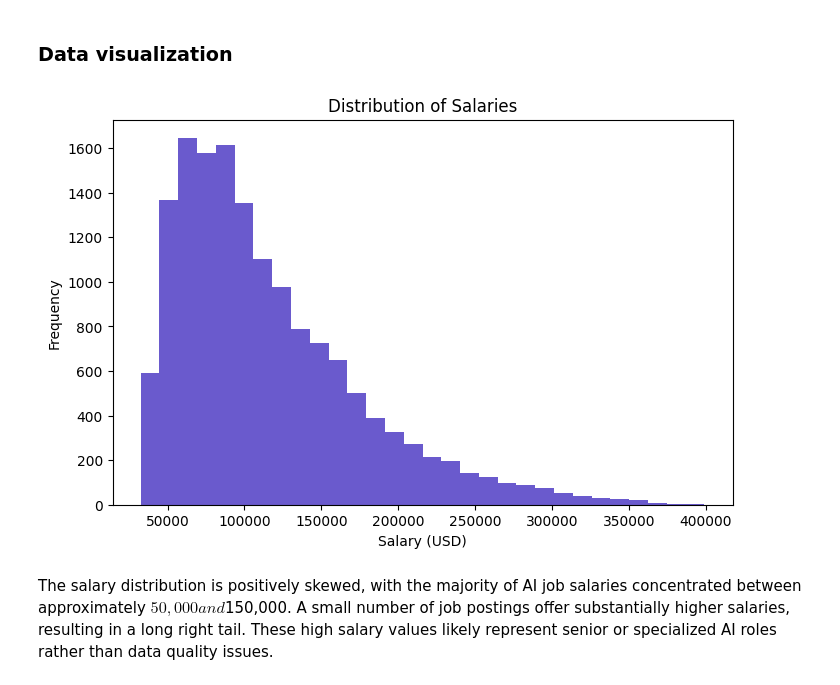
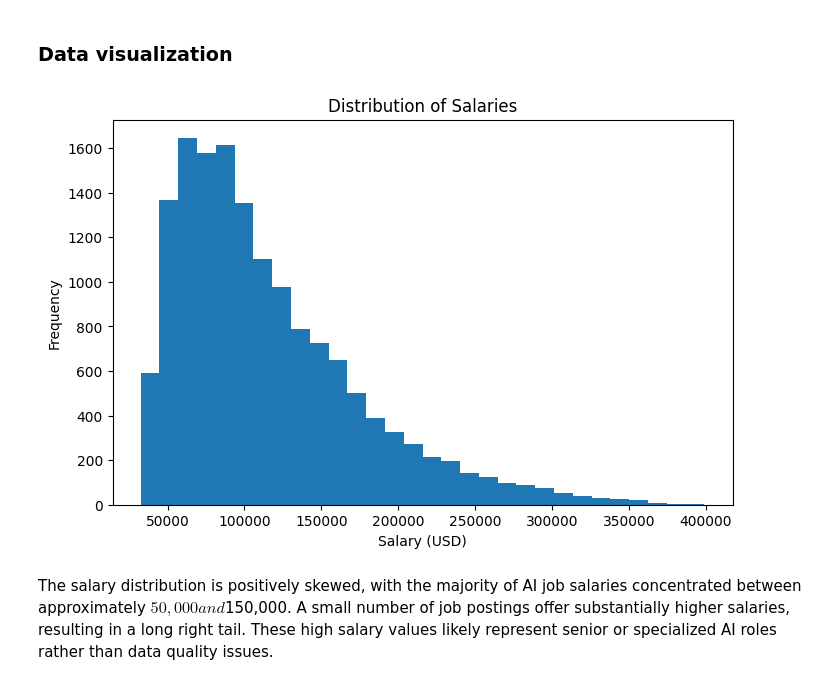
Before and after one commit to Atieng/Global-AI-Job-Market-Intelligence-Report, a Jupyter notebook: index.ipynb, the cells around one changed output. Drawn from its saved outputs; the diff is of its cells as text; code cells hidden in the pictures.

```diff
--- a/index.ipynb
+++ b/index.ipynb
@@ -354,14 +354,14 @@ Outliers were detected using the Interquartile Range (IQR) method. Since these e
 # %%
 import matplotlib.pyplot as plt
 
 plt.figure(figsize=(8,5))
-plt.hist(df['salary_usd'], bins=30, color ="slateblue")
+plt.hist(df['salary_usd'], bins=30 )
 plt.title('Distribution of Salaries')
 plt.xlabel('Salary (USD)')
 plt.ylabel('Frequency')
 plt.show()
 # %% [output]
-[figure, old version]
+[figure, new version]
 # %% [markdown]
 The salary distribution is positively skewed, with the majority of AI job salaries concentrated between approximately $50,000 and $150,000. A small number of job postings offer substantially higher salaries, resulting in a long right tail. These high salary values likely represent senior or specialized AI roles rather than data quality issues.
 # %% [markdown]
```
Also changed, not shown: parts of 11 cells of this notebook, 7 other files.
